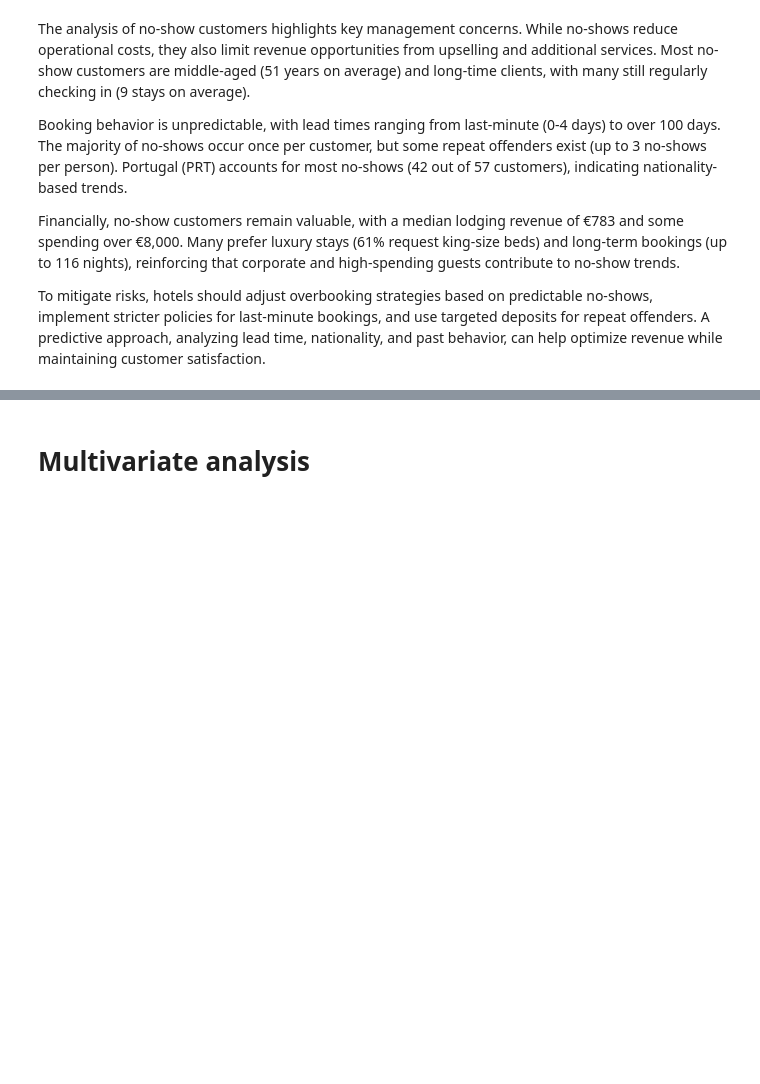
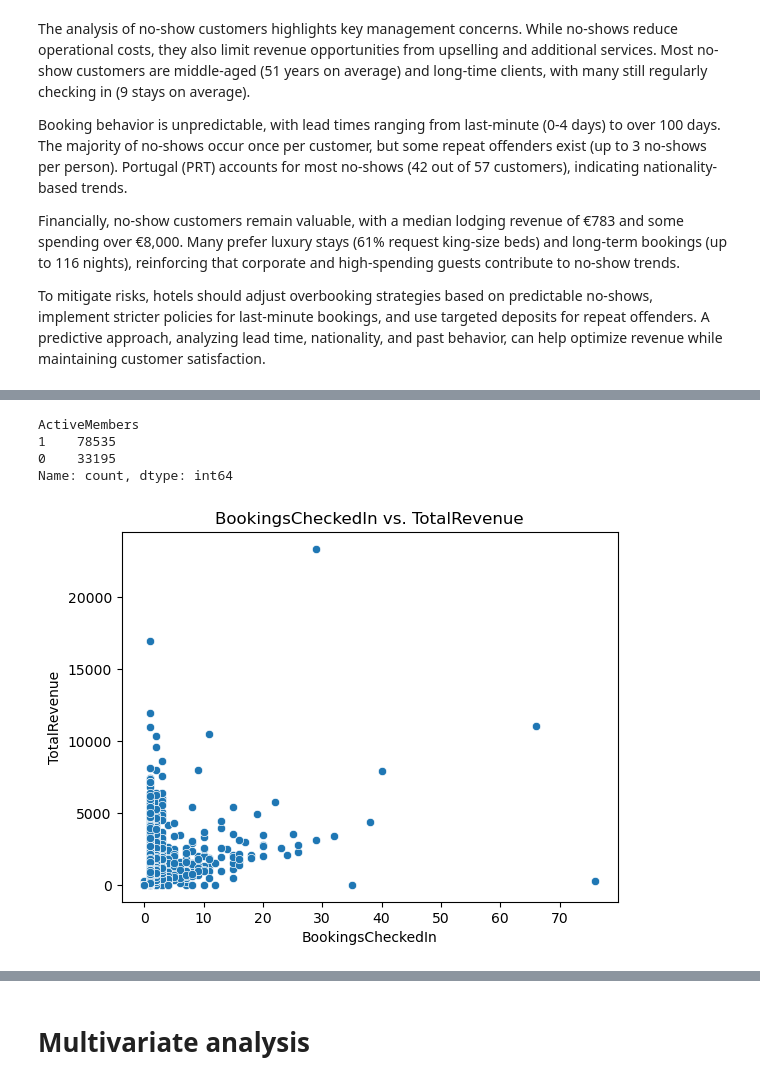
Before and after one commit to RubenCMarques/Hotel-Customer-Segmentation, a Jupyter notebook: Notebooks/Diogo_workspace.ipynb, the cells around one changed output, grey strips where cells are left out. Cells and saved outputs as stored; diff of their text form; code cells hidden in the pictures; blank space fills up the shorter version.

```diff
--- a/Notebooks/Diogo_workspace.ipynb
+++ b/Notebooks/Diogo_workspace.ipynb
@@ -884,0 +848,15 @@ noshow_customers.describe().T
+# %%
+# Check number of active and inactive members
+data['ActiveMembers'].value_counts()
+# %% [output]
+ActiveMembers
+1    78535
+0    33195
+Name: count, dtype: int64
+# %%
+# Check the relationship with TotalRevenue
+sns.scatterplot(x=data['BookingsCheckedIn'], y=data['TotalRevenue'])
+plt.title("BookingsCheckedIn vs. TotalRevenue")
+plt.show()
+# %% [output]
+[figure, added]
```
Also changed, not shown: parts of 23 cells of this notebook.
